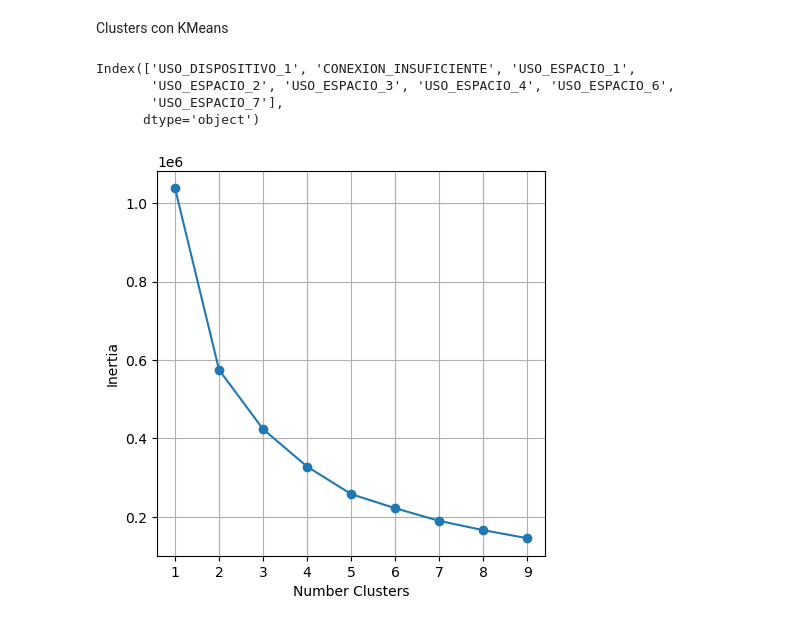
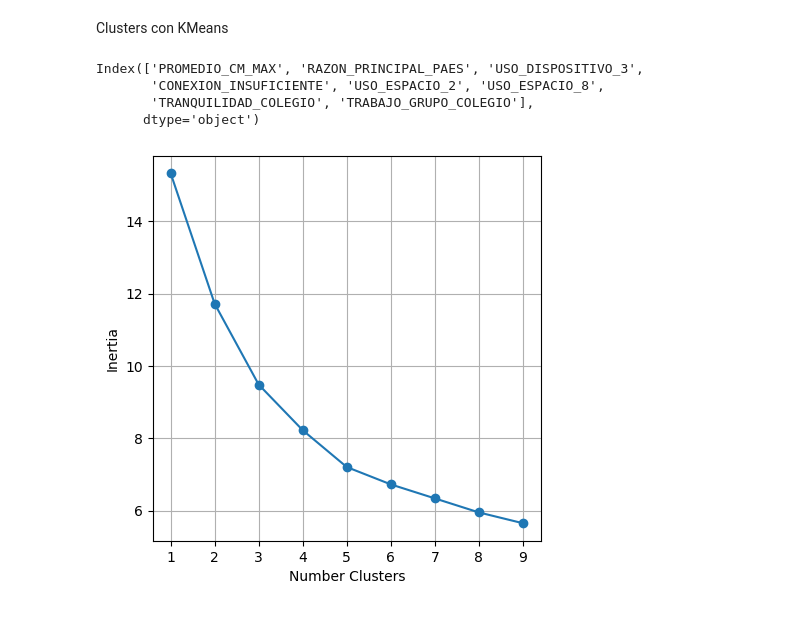
Before and after one commit to gurbina2234/Repo-Mineria-PSU, a Jupyter notebook: datos_oficial.ipynb, the cells around one changed output. Drawn from its saved outputs; the diff is of its cells as text; code cells hidden in the pictures.

```diff
--- a/datos_oficial.ipynb
+++ b/datos_oficial.ipynb
@@ -131,7 +131,11 @@ Clusters con KMeans
 # %%
 #seleccion de columnas para hacer el cluster
 data2 = merged_new.drop('MRUN',axis=1)
-data = merged_new[['PROMEDIO_CM_MAX','RAZON_PRINCIPAL_PAES','USO_DISPOSITIVO_1','USO_DISPOSITIVO_2','USO_DISPOSITIVO_3','CONEXION_INSUFICIENTE','USO_ESPACIO_1','USO_ESPACIO_2','USO_ESPACIO_3','USO_ESPACIO_4','USO_ESPACIO_5','USO_ESPACIO_6','USO_ESPACIO_7','USO_ESPACIO_8','TRANQUILIDAD_COLEGIO','TRABAJO_GRUPO_COLEGIO']]
+data1 = merged_new[['PROMEDIO_CM_MAX','RAZON_PRINCIPAL_PAES','USO_DISPOSITIVO_1','USO_DISPOSITIVO_2','USO_DISPOSITIVO_3','CONEXION_INSUFICIENTE','USO_ESPACIO_1','USO_ESPACIO_2','USO_ESPACIO_3','USO_ESPACIO_4','USO_ESPACIO_5','USO_ESPACIO_6','USO_ESPACIO_7','USO_ESPACIO_8','TRANQUILIDAD_COLEGIO','TRABAJO_GRUPO_COLEGIO']]
+data = data1[(data1['RAZON_PRINCIPAL_PAES'].isin([1,2,3,4,5,6,8]))& (data1['PROMEDIO_CM_MAX']>=200)]
+data4 = data[['USO_DISPOSITIVO_3',
+       'CONEXION_INSUFICIENTE', 'USO_ESPACIO_1', 'USO_ESPACIO_8',
+       'TRANQUILIDAD_COLEGIO', 'TRABAJO_GRUPO_COLEGIO']]
 # %%
 #revisar cuantos clusters crear
 #inertia es SSE
@@ -155,14 +159,15 @@ def optimize_k_means(data,max_k):
     plt.show()
 # %%
 from sklearn.discriminant_analysis import StandardScaler
+from sklearn.preprocessing import Normalizer
 from sklearn.feature_selection import GenericUnivariateSelect, f_classif, f_regression
 
 #se normalizan los datos
-scaler = StandardScaler()
-scaled_data = scaler.fit_transform(data)
+normalizer = Normalizer()
+scaled_data = normalizer.fit_transform(data)
 
 #se eligen los atributos que se utilizaran para hacer el cluster usando genericunivariateselect, de ahi lo podemos cambiar por otro, esto era para ver si funcionaba xd
-y = merged_new['PROMEDIO_CM_MAX']
+y = data['PROMEDIO_CM_MAX']
 #se supone que al usar f_regression utiliza la correlacion de pearson para determinar que caracteristicas tienen mayor correlacion con promedio_max,
 #selecciona el 50% de caracteristicas con mayor correlacion
 #puede usarse percentil o kbest, pero kbest uno determina con un valor fijo
@@ -170,27 +175,24 @@ selector = GenericUnivariateSelect(score_func=f_regression, mode='percentile', p
 selector.fit(scaled_data, y)
 #atributos elegidos
 selected_features = selector.transform(scaled_data)
+
 support = selector.get_support()
 selected_indices = np.where(support)[0]
 #nombre de los atributos elegidos
 selected_feature_names = data.columns[selected_indices]
 selected_feature_names
 # %% [output]
-Index(['USO_DISPOSITIVO_1', 'CONEXION_INSUFICIENTE', 'USO_ESPACIO_1',
-       'USO_ESPACIO_2', 'USO_ESPACIO_3', 'USO_ESPACIO_4', 'USO_ESPACIO_6',
-       'USO_ESPACIO_7'],
+Index(['PROMEDIO_CM_MAX', 'RAZON_PRINCIPAL_PAES', 'USO_DISPOSITIVO_3',
+       'CONEXION_INSUFICIENTE', 'USO_ESPACIO_2', 'USO_ESPACIO_8',
+       'TRANQUILIDAD_COLEGIO', 'TRABAJO_GRUPO_COLEGIO'],
       dtype='object')
 # %%
 import numpy as np
 from sklearn.decomposition import PCA
-#se hace un pca para reducir dimensionalidad
-X = selected_features
-pca = PCA(n_components=2)
-X_pca = pca.fit_transform(selected_features)
 
 #se llama a la funcion para ver cuantos clusters conviene utilizar
-optimize_k_means(X_pca,10)
+optimize_k_means(selected_features,10)
 # %% [output]
-[figure, old version]
+[figure, new version]
 # %%
 #se hacen dos clusters de kmeans para probar
```
Also changed, not shown: parts of 1 cell of this notebook.
